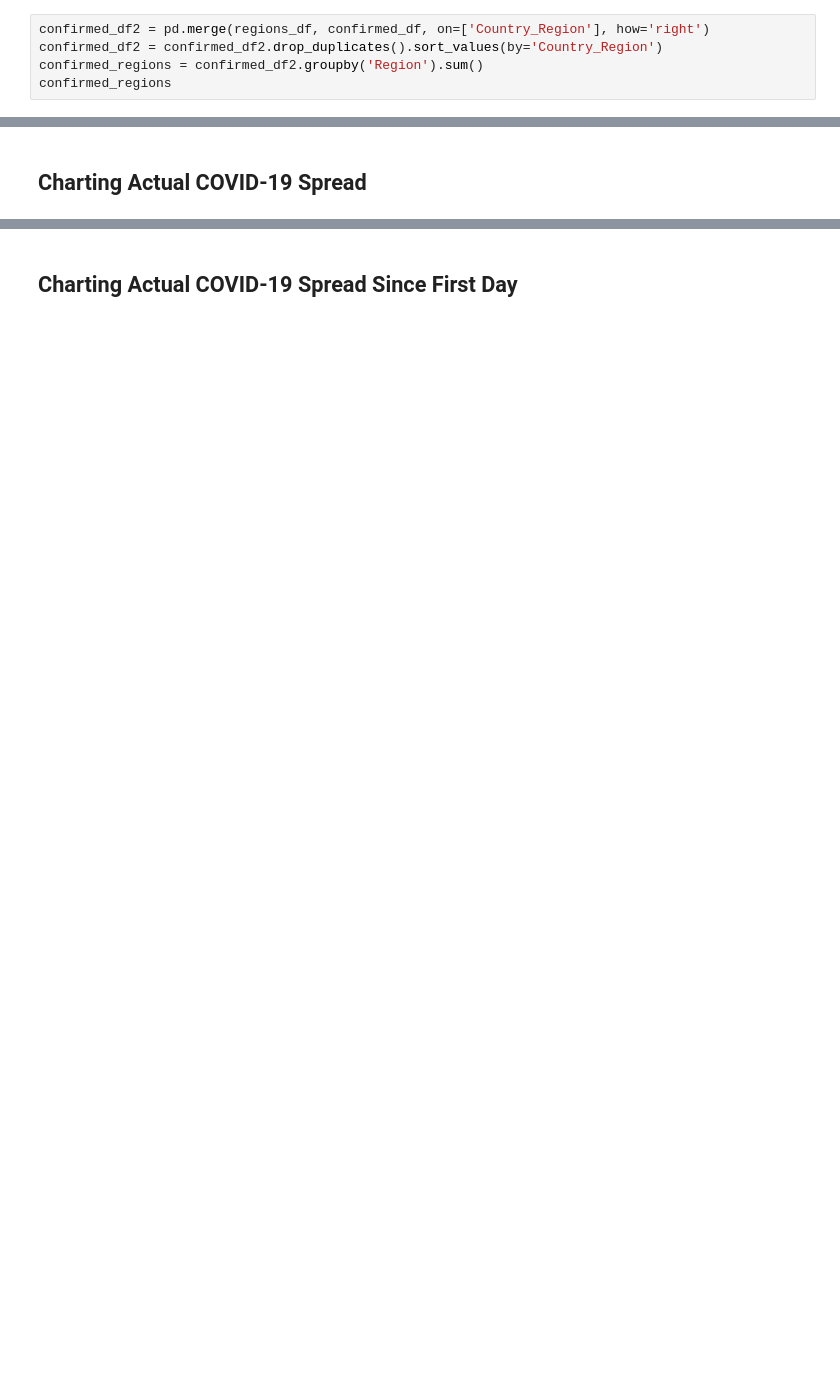
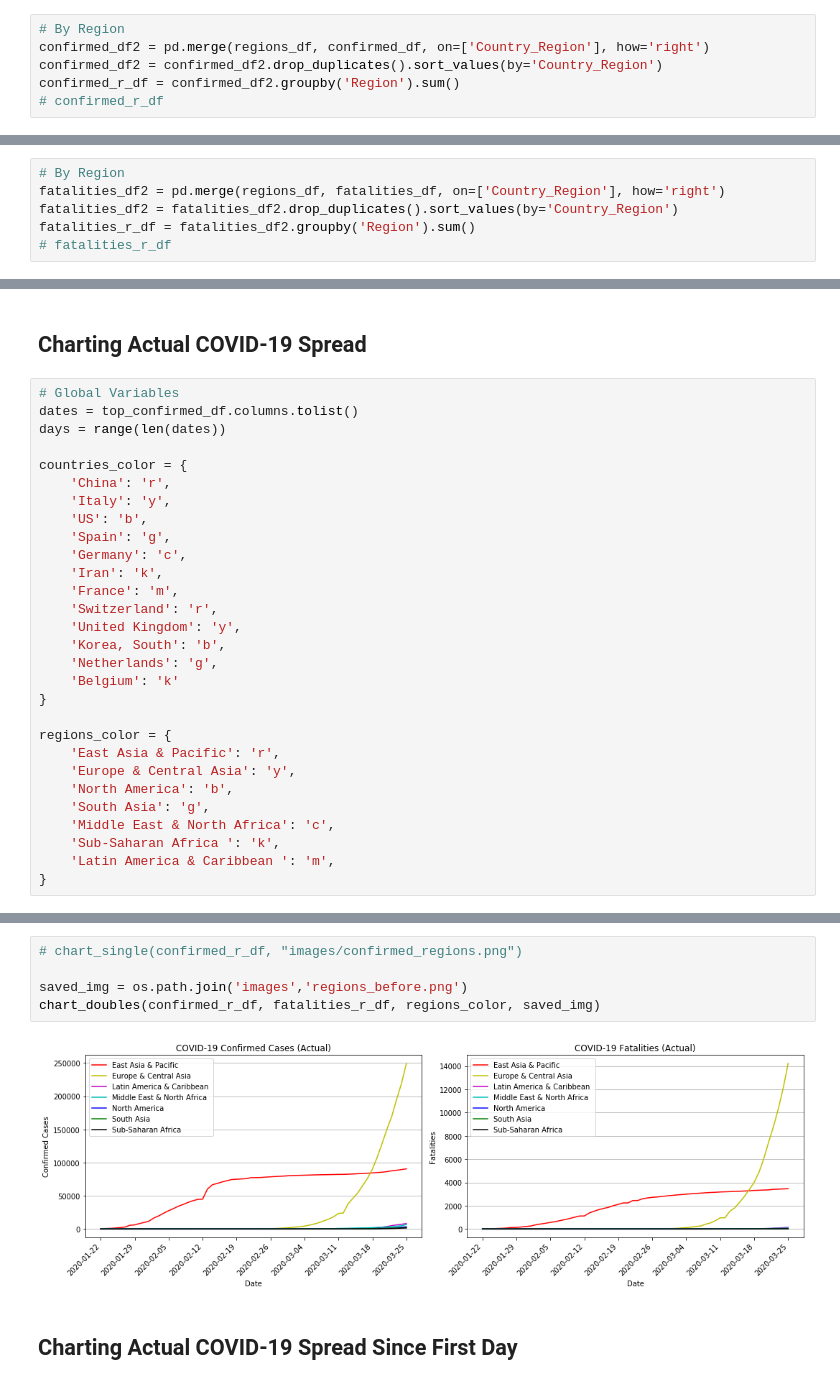
Before and after one commit to ellemonke/COVID-19, a Jupyter notebook: timeseries.ipynb, the cells around one changed output, grey strips where cells are left out. Drawn from its saved outputs; the diff is of its cells as text; blank space fills up the shorter version.

```diff
--- a/timeseries.ipynb
+++ b/timeseries.ipynb
@@ -62,5 +35,6 @@ confirmed_df.head()
 # %%
+# By Region
 confirmed_df2 = pd.merge(regions_df, confirmed_df, on=['Country_Region'], how='right')
 confirmed_df2 = confirmed_df2.drop_duplicates().sort_values(by='Country_Region')
-confirmed_regions = confirmed_df2.groupby('Region').sum()
-confirmed_regions
+confirmed_r_df = confirmed_df2.groupby('Region').sum()
+# confirmed_r_df
@@ -116 +54,7 @@ fatalities_df.head()
+# %%
+# By Region
+fatalities_df2 = pd.merge(regions_df, fatalities_df, on=['Country_Region'], how='right')
+fatalities_df2 = fatalities_df2.drop_duplicates().sort_values(by='Country_Region')
+fatalities_r_df = fatalities_df2.groupby('Region').sum()
+# fatalities_r_df
 # %%
@@ -133,3 +76,32 @@ top_fatalities_df
 # %% [markdown]
 ## Charting Actual COVID-19 Spread
+# %%
+# Global Variables
+dates = top_confirmed_df.columns.tolist()
+days = range(len(dates))
+
+countries_color = {
+    'China': 'r',
+    'Italy': 'y',
+    'US': 'b',
+    'Spain': 'g',
+    'Germany': 'c',
+    'Iran': 'k',
+    'France': 'm',
+    'Switzerland': 'r',
+    'United Kingdom': 'y',
+    'Korea, South': 'b',
+    'Netherlands': 'g',
+    'Belgium': 'k'
+}
+
+regions_color = {
+    'East Asia & Pacific': 'r',
+    'Europe & Central Asia': 'y',
+    'North America': 'b',
+    'South Asia': 'g',
+    'Middle East & North Africa': 'c',
+    'Sub-Saharan Africa ': 'k',
+    'Latin America & Caribbean ': 'm',
+}
 # %%
@@ -254,3 +215,10 @@ plt.show()
+# %%
+# chart_single(confirmed_r_df, "images/confirmed_regions.png")
+
+saved_img = os.path.join('images','regions_before.png')
+chart_doubles(confirmed_r_df, fatalities_r_df, regions_color, saved_img)
+# %% [output]
+[figure, added]
 # %% [markdown]
 ## Charting Actual COVID-19 Spread Since First Day
 # %%
```
Also changed, not shown: parts of 40 cells of this notebook, 16 other files.
